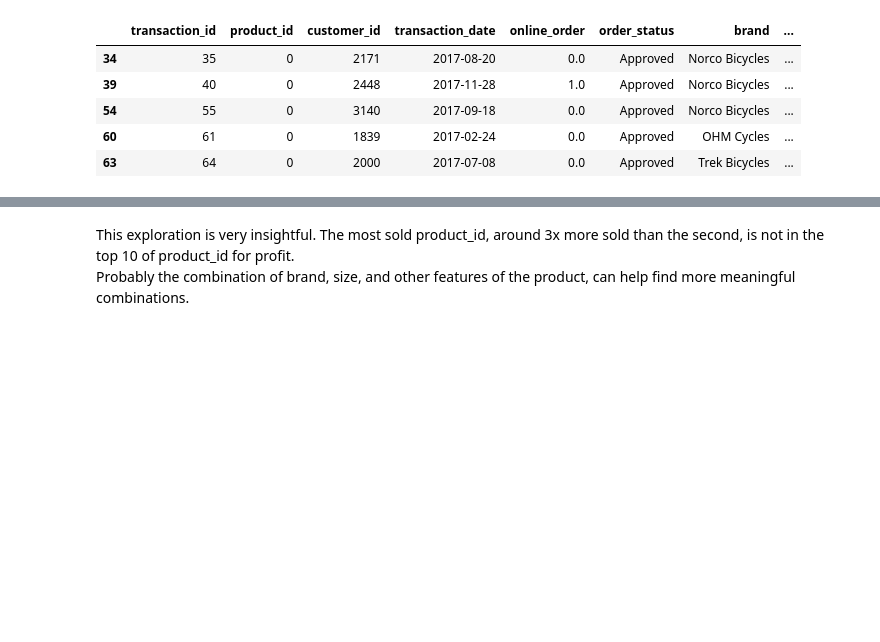
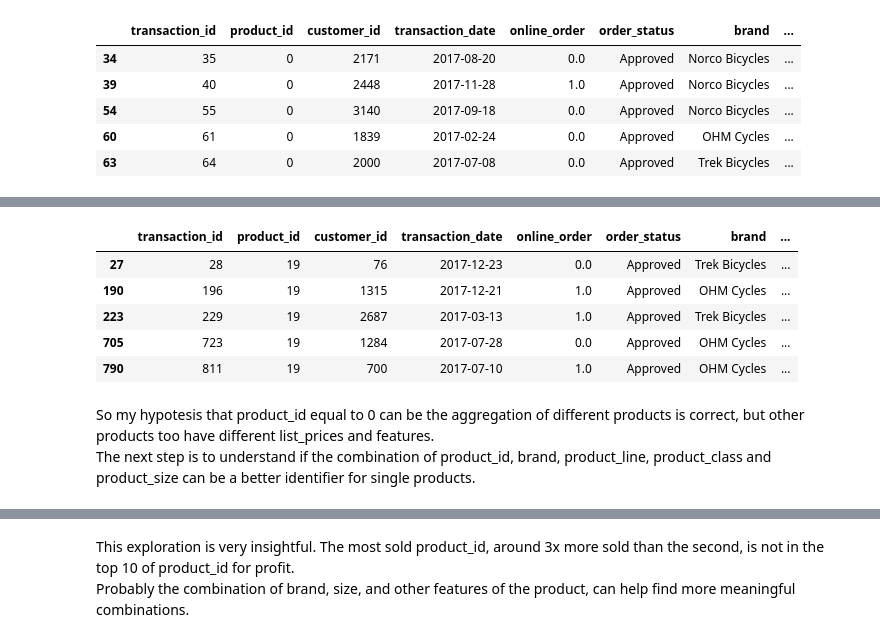
Before and after one commit to simo2712/VI_kpmg_data_analytics, a Jupyter notebook: Task_2/Task 2.2 - Data Insights.ipynb, the cells around one changed output, grey strips where cells are left out. Cells and saved outputs as stored; diff of their text form; code cells hidden in the pictures; blank space fills up the shorter version.

```diff
--- a/Task_2/Task 2.2 - Data Insights.ipynb
+++ b/Task_2/Task 2.2 - Data Insights.ipynb
@@ -74,0 +131,12 @@ It's worth to inspect this and find how much is the impact of this product on th
+# %%
+transactions[transactions['product_id']==19].head()
+# %% [output]
+|  | transaction_id | product_id | customer_id | transaction_date | online_order | order_status | brand | ... |
+| 27 | 28 | 19 | 76 | 2017-12-23 | 0.0 | Approved | Trek Bicycles | ... |
+| 190 | 196 | 19 | 1315 | 2017-12-21 | 1.0 | Approved | OHM Cycles | ... |
+| 223 | 229 | 19 | 2687 | 2017-03-13 | 1.0 | Approved | Trek Bicycles | ... |
+| 705 | 723 | 19 | 1284 | 2017-07-28 | 0.0 | Approved | OHM Cycles | ... |
+| 790 | 811 | 19 | 700 | 2017-07-10 | 1.0 | Approved | OHM Cycles | ... |
+# %% [markdown]
+So my hypotesis that product_id equal to 0 can be the aggregation of different products is correct, but other products too have different list_prices and features.
+The next step is to understand if the combination of product_id, brand, product_line, product_class and product_size can be a better identifier for single products.
```
Also changed, not shown: parts of 34 cells of this notebook.
